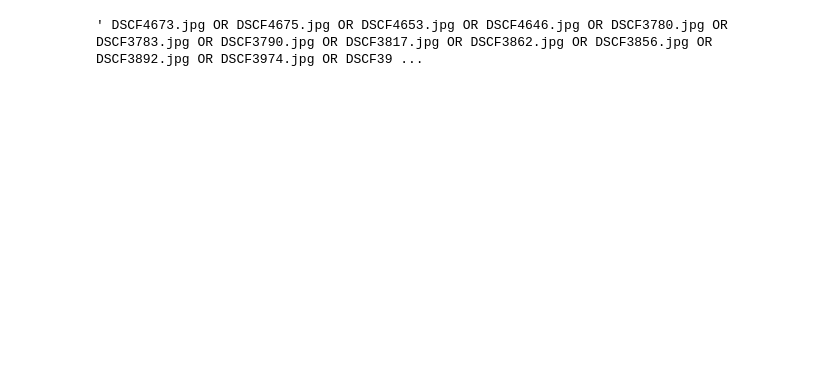
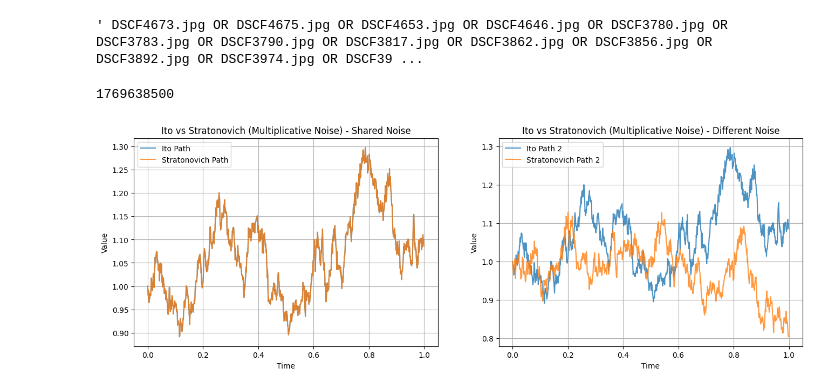
Before and after one commit to zhatz111/quant-alpha-model, a Jupyter notebook: notebooks/scratch_pad.ipynb, the cells around one changed output. Cells and saved outputs as stored; diff of their text form; code cells hidden in the pictures; blank space fills up the shorter version.

```diff
--- a/notebooks/scratch_pad.ipynb
+++ b/notebooks/scratch_pad.ipynb
@@ -62,3 +62,65 @@ for pic in pics_list:
 concat_str
 # %% [output]
 ' DSCF4673.jpg OR DSCF4675.jpg OR DSCF4653.jpg OR DSCF4646.jpg OR DSCF3780.jpg OR DSCF3783.jpg OR DSCF3790.jpg OR DSCF3817.jpg OR DSCF3862.jpg OR DSCF3856.jpg OR DSCF3892.jpg OR DSCF3974.jpg OR DSCF39 ...
+# %%
+from datetime import datetime
+import pandas as pd
+current_market = int(pd.Timestamp(datetime.utcnow(), unit="s").ceil("15min").timestamp())
+current_market
+# %% [output]
+1769638500
+# %%
+import numpy as np
+import matplotlib.pyplot as plt
+
+# Parameters
+mu = 0.5
+sigma = 0.4
+T = 1.0
+dt = 0.001
+steps = int(T / dt)
+t = np.linspace(0, T, steps)
+
+# Initialize paths
+x0 = 1.0
+x_ito = np.zeros(steps)
+x_strat = np.zeros(steps)
+x_ito2 = np.zeros(steps)
+x_strat2 = np.zeros(steps)
+x_ito[0] = x_strat[0] = x0
+x_ito2[0] = x_strat2[0] = x0
+
+# Generate different Brownian noise
+dw = np.random.normal(0, np.sqrt(dt), steps)
+dw2 = np.random.normal(0, np.sqrt(dt), steps)
+
+for i in range(1, steps):
+    # Ito Integration (Left-point rule)
+    x_ito[i] = x_ito[i-1] + mu*x_ito[i-1]*dt + sigma*x_ito[i-1]*dw[i]
+    x_ito2[i] = x_ito2[i-1] + mu*x_ito2[i-1]*dt + sigma*x_ito2[i-1]*dw[i]
+
+    # Stratonovich Integration (Mid-point rule/Trapezoidal)
+    # We use a predictor-corrector style or the Ito-drift conversion
+    # For clarity, let's use the drift conversion: Strat = Ito + 0.5 * sigma^2 * X
+    drift_correction = 0.5 * (sigma**2) * x_strat[i-1] * dt
+    x_strat[i] = x_strat[i-1] + (mu*x_strat[i-1] + drift_correction)*dt + sigma*x_strat[i-1]*dw[i]
+    x_strat2[i] = x_strat2[i-1] + (mu*x_strat2[i-1] + drift_correction)*dt + sigma*x_strat2[i-1]*dw2[i]
+
+fig, axes = plt.subplots(1,2,figsize=(16, 5))
+axes[0].plot(t, x_ito, label='Ito Path', alpha=0.8)
+axes[0].plot(t, x_strat, label='Stratonovich Path', alpha=0.8)
+axes[1].plot(t, x_ito2, label='Ito Path 2', alpha=0.8)
+axes[1].plot(t, x_strat2, label='Stratonovich Path 2', alpha=0.8)
+axes[0].set_title("Ito vs Stratonovich (Multiplicative Noise) - Shared Noise")
+axes[1].set_title("Ito vs Stratonovich (Multiplicative Noise) - Different Noise")
+axes[0].set_xlabel("Time")
+axes[1].set_xlabel("Time")
+axes[0].set_ylabel("Value")
+axes[1].set_ylabel("Value")
+axes[0].legend()
+axes[1].legend()
+axes[0].grid(True)
+axes[1].grid(True)
+plt.show()
+# %% [output]
+[figure, added]
```
Also changed, not shown: parts of 7 cells of this notebook, 49 other files.
